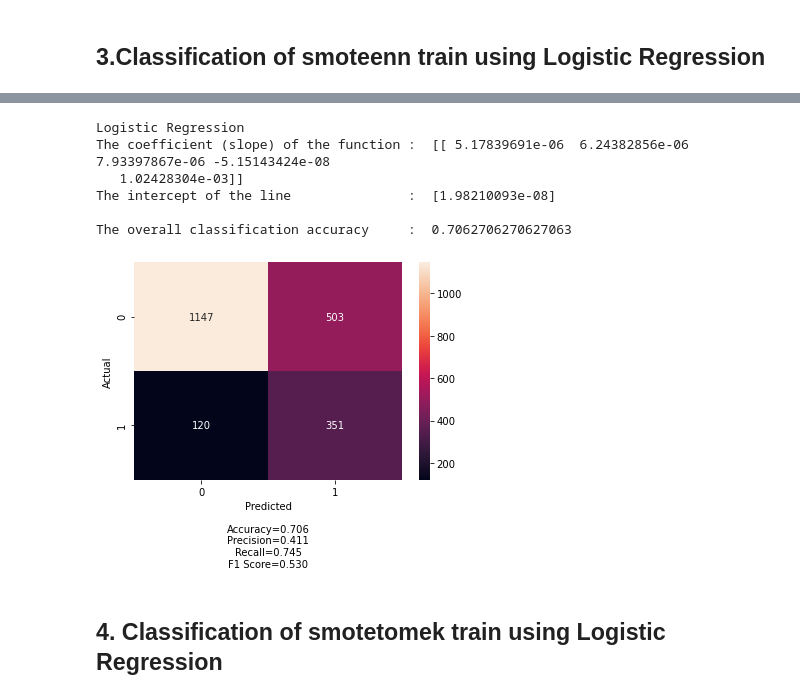
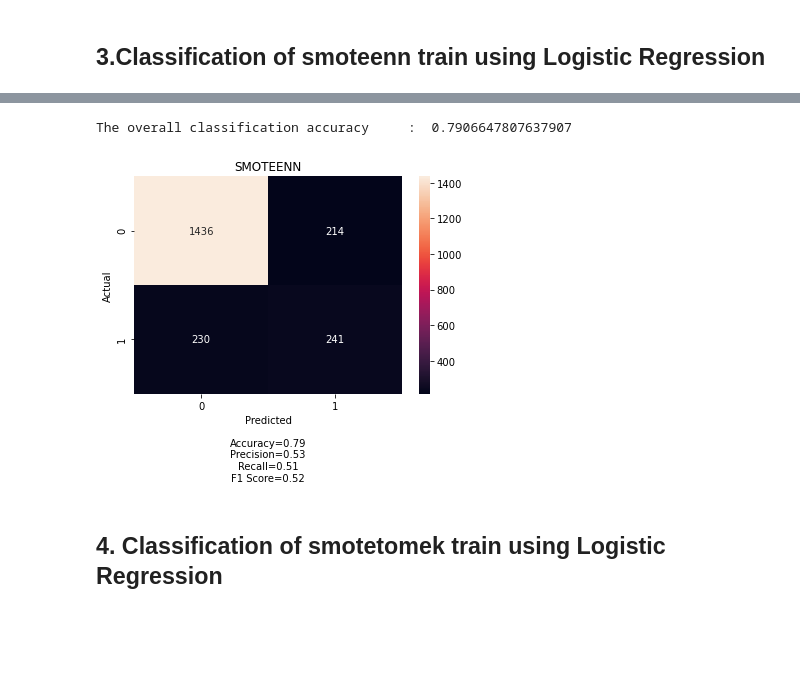
Before and after one commit to nicklimmm/movie-analysis, a Jupyter notebook: Logistics_Regression.ipynb, the cells around one changed output, grey strips where cells are left out. Saved outputs shown, nothing was run; the diff lists cells and outputs as text; code cells hidden in the pictures; blank space fills up the shorter version.

```diff
--- a/Logistics_Regression.ipynb
+++ b/Logistics_Regression.ipynb
@@ -101,18 +124,2 @@ test
-# %%
-def visualize_preds(y_true, y_pred):
-    cf = confusion_matrix(y_true, y_pred)
-    sb.heatmap(cf, fmt='.0f', annot=True)
-
-    accuracy  = np.trace(cf) / float(np.sum(cf))
-
-    # Metrics for Binary Confusion Matrices
-    precision = cf[1,1] / sum(cf[:,1])
-    recall    = cf[1,1] / sum(cf[1,:])
-    f1_score  = 2 *precision * recall / (precision + recall)
-    stats_text = "\n\nAccuracy={:0.3f}\nPrecision={:0.2f}\nRecall={:0.2f}\nF1 Score={:0.2f}".format(
-        accuracy,precision,recall,f1_score)
-
-    plt.xlabel('Predicted' + stats_text)
-    plt.ylabel('Actual')
 # %% [markdown]
 ## 1. Classification of train by Logistic Regression
@@ -126,9 +126,9 @@ sb.boxplot(data = train.iloc[:100], x = "popularity", y = "is_good")
 # %%
 #Assign x and y value
 y_train = train['is_good']
-x_train = train.drop(['is_good','revenue'], axis = 1) # Remove the response variable
+x_train = train.drop(['is_good'], axis = 1) # Remove the response variable
 y_test = test['is_good']
-x_test = test.drop(['is_good','revenue'], axis = 1) # Remove the response variable
+x_test = test.drop(['is_good'], axis = 1) # Remove the response variable
 
 #The correlation of data
 train.corr()
@@ -183,7 +169,0 @@ sb.boxplot(data = oversampling_train.iloc[:100], x = "popularity", y = "is_good"
-# %%
-#Assign x and y value
-y_train = oversampling_train['is_good']
-x_train = oversampling_train.drop(['is_good','revenue'], axis = 1) # Remove the response variable
-
-#The correlation of data
-oversampling_train.corr()
@@ -238,7 +205,0 @@ sb.boxplot(data = smoteenn_train.iloc[:100], x = "popularity", y = "is_good")
-# %%
-#Assign x and y value
-y_train = smoteenn_train['is_good']
-x_train = smoteenn_train.drop(['is_good','revenue'], axis = 1) # Remove the response variable
-
-#The correlation of data
-smoteenn_train.corr()
@@ -259,27 +211,22 @@ logreg_smoteenn = LogisticRegression()
 logreg_smoteenn.fit(x_train,y_train)
 
 #Print out the coefficient and intercept of the logistics function
-print("Logistic Regression")
-print("The coefficient (slope) of the function\t: ",  logreg_smoteenn.coef_)
-print("The intercept of the line \t\t: ", logreg_smoteenn.intercept_)
-print()
+#print("Logistic Regression")
+#print("The coefficient (slope) of the function\t: ",  logreg_smoteenn.coef_)
+#print("The intercept of the line \t\t: ", logreg_smoteenn.intercept_)
+#print()
 
 #Print out the mean acuuracy
 print("The overall classification accuracy \t: ", logreg_smoteenn.score(x_test,y_test))
 # %% [output]
-Logistic Regression
-The coefficient (slope) of the function :  [[ 5.17839691e-06  6.24382856e-06  7.93397867e-06 -5.15143424e-08
-   1.02428304e-03]]
-The intercept of the line               :  [1.98210093e-08]
-
-The overall classification accuracy     :  0.7062706270627063
+The overall classification accuracy     :  0.7906647807637907
 # %%
 #Predict the data
 y_test_pred = logreg_smoteenn.predict(x_test)
 
 #Visualizing the data
-visualize_preds(y_test,y_test_pred)
+visualize_preds(y_test,y_test_pred, 'SMOTEENN')
 # %% [output]
-[figure, old version]
+[figure, new version]
 # %% [markdown]
 ## 4. Classification of smotetomek train using Logistic Regression
```
Also changed, not shown: parts of 21 cells of this notebook.
